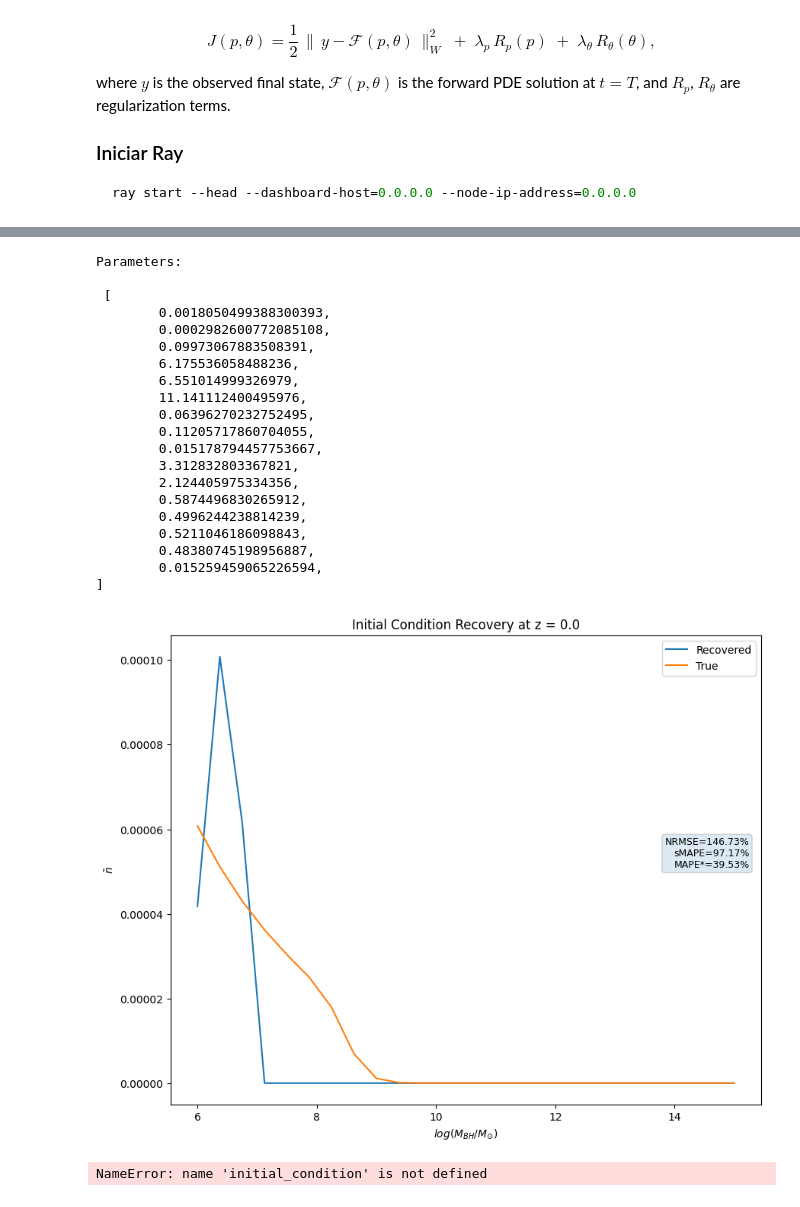
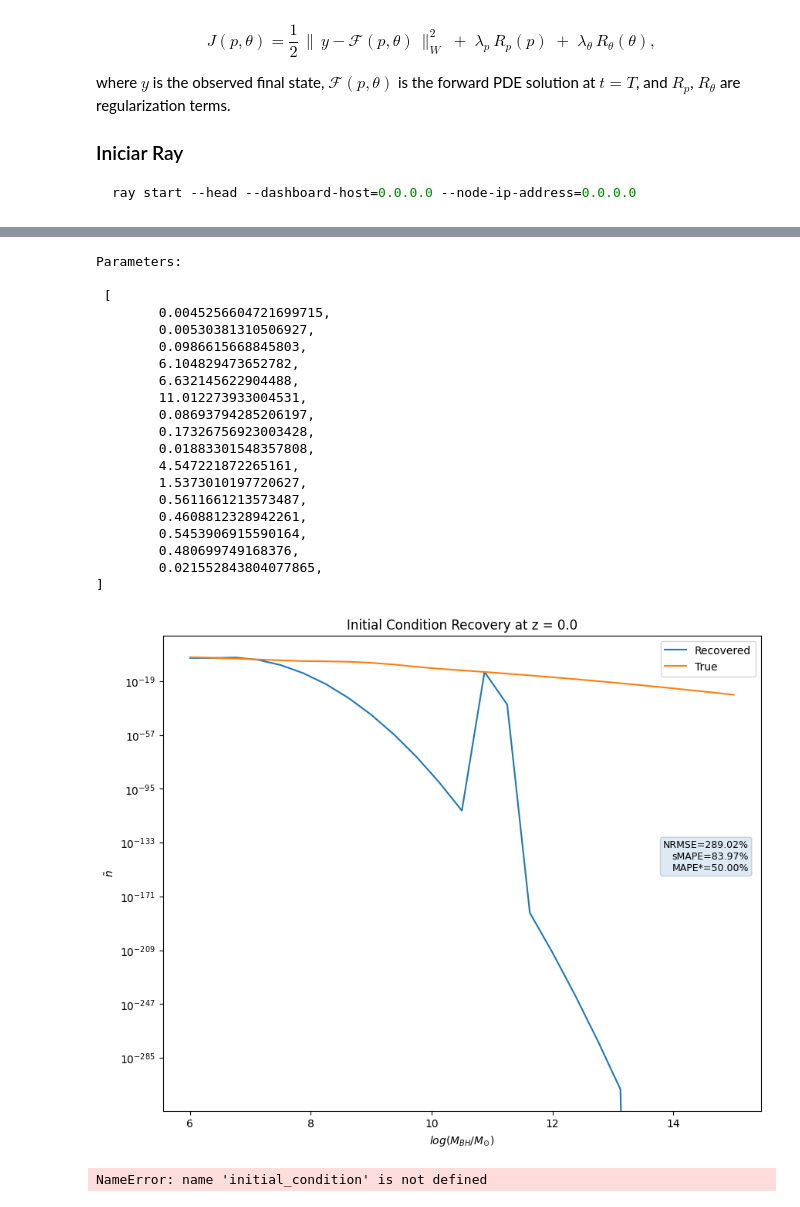
Before and after one commit to eduardopereira-inpe/starforge2, a Jupyter notebook: notebooks/parameters_recovery_observational.ipynb, the cells around one changed output, grey strips where cells are left out. Cells and saved outputs as stored; diff of their text form; code cells hidden in the pictures.

```diff
--- a/notebooks/parameters_recovery_observational.ipynb
+++ b/notebooks/parameters_recovery_observational.ipynb
@@ -100,30 +100,18 @@ yerr = np.vstack([yerr_lower, yerr_upper])
 M = 10**log_MBH
 phi = 10**log_phi_median
 
-# Modelo double power-law
-
-
-def double_power_law(M, phi_star, M_star, gamma1, gamma2):
-    return phi_star / ((M/M_star)**gamma1 + (M/M_star)**gamma2)
-
-
-# Chute inicial razoável
-p0 = [1e-5, 1e9, -1.0, 3.0]
-
-params, _ = curve_fit(double_power_law, M, phi, p0=p0, maxfev=20000)
-
-phi_star_fit, M_star_fit, gamma1_fit, gamma2_fit = params
-
-print("Parâmetros ajustados:")
-print("phi_* =", phi_star_fit)
-print("M_*   =", M_star_fit)
-print("gamma1 =", gamma1_fit)
-print("gamma2 =", gamma2_fit)
+parameters = np.array([6.93420579e-06, 4.09101289e-01, 8.36676428e+00, 8.27563902e+00,
+                    3.00184488e+00, 5.19063791e+00, 3.43094393e-01, 1.05082077e+00,
+                    1.29808133e-01])
 
 # Extensão entre logM = 6 e 14
 logM_ext = np.linspace(6, 14, 400)
 M_ext = 10**logM_ext
-phi_ext = double_power_law(M_ext, *params)
+phi_ext = initial_condition_recovered = gaussian_sum_from_p(
+    parameters,
+    logM_ext,
+    n_gauss=3
+)
 
 # Plot
 plt.figure()
@@ -170,10 +153,11 @@ ln_mbh_grid = np.linspace(
     grid_params.mbh_steps
 )
 
-target_data_o = double_power_law(10**ln_mbh_grid, *params)
-
-
-target_data, pmin, pmax = forward_scale(target_data_o)
+target_data = gaussian_sum_from_p(
+    parameters,
+    ln_mbh_grid,
+    n_gauss=3
+)
 
 
 
@@ -267,22 +253,22 @@ print(f"Parameters:\n\n [\n{"".join(map(lambda x: f"\t{x},\n", result.x))}]")
 Parameters:
 
  [
-        0.0018050499388300393,
-        0.0002982600772085108,
-        0.09973067883508391,
-        6.175536058488236,
-        6.551014999326979,
-        11.141112400495976,
-        0.06396270232752495,
-        0.11205717860704055,
-        0.015178794457753667,
-        3.312832803367821,
-        2.124405975334356,
-        0.5874496830265912,
-        0.4996244238814239,
-        0.5211046186098843,
-        0.48380745198956887,
-        0.015259459065226594,
+        0.0045256604721699715,
+        0.00530381310506927,
+        0.0986615668845803,
+        6.104829473652782,
+        6.632145622904488,
+        11.012273933004531,
+        0.08693794285206197,
+        0.17326756923003428,
+        0.01883301548357808,
+        4.547221872265161,
+        1.5373010197720627,
+        0.5611661213573487,
+        0.4608812328942261,
+        0.5453906915590164,
+        0.480699749168376,
+        0.021552843804077865,
 ]
 # %%
 best_params = result.x
@@ -319,35 +305,35 @@ ln_mbh_grid = np.linspace(
 initial_condition_recovered = gaussian_sum_from_p(
         gaussian_parameters,
         ln_mbh_grid,
         n_gauss=3
     )
 
 # métricas robustas
 nrmse = nrmse_percent(target_data, initial_condition_recovered, denom='mean')
 s_mape = smape_percent(target_data, initial_condition_recovered, eps=1e-12)
 stab_mape = stabilized_mape_percent(target_data, initial_condition_recovered, eps=1e-8)
 
 metrics_text = (
     f'NRMSE={nrmse:.2f}%\n'
     f'sMAPE={s_mape:.2f}%\n'
     f'MAPE*={stab_mape:.2f}%'
 )
 
 plt.figure(figsize=(10,8))
 plt.plot(ln_mbh_grid, initial_condition_recovered, label="Recovered")
 plt.plot(ln_mbh_grid, target_data, label="True")
 plt.xlabel(r'$log(M_{BH} / M_{\odot})$')
 plt.ylabel(r'$\tilde{n}$')
 plt.title(f"Initial Condition Recovery at z = {grid_params.z_f}")
 plt.text(0.98, 0.50, metrics_text, transform=plt.gca().transAxes,
                     fontsize=9, va='bottom', ha='right',
                     bbox=dict(boxstyle="round,pad=0.3", alpha=0.15))
-# plt.yscale("log")
+plt.yscale("log")
 plt.legend()
 plt.show()
 plt.close()
 # %% [output]
-[figure, old version]
+[figure, new version]
 # %%
 objective_function = ParametersRecoveryRemote.remote(
     grid_params=grid_params)
```
Also changed, not shown: parts of 4 cells of this notebook, 1 other file.
